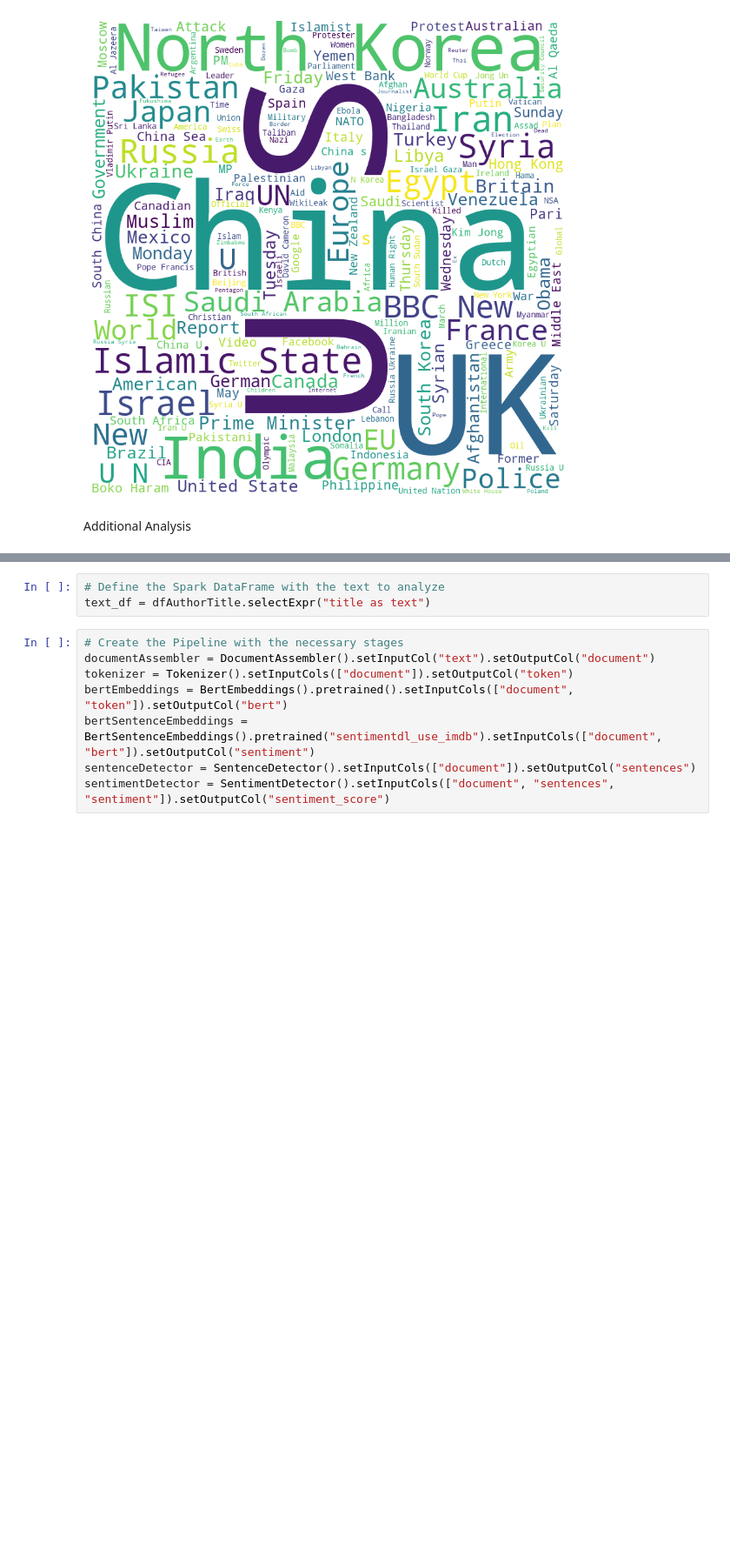
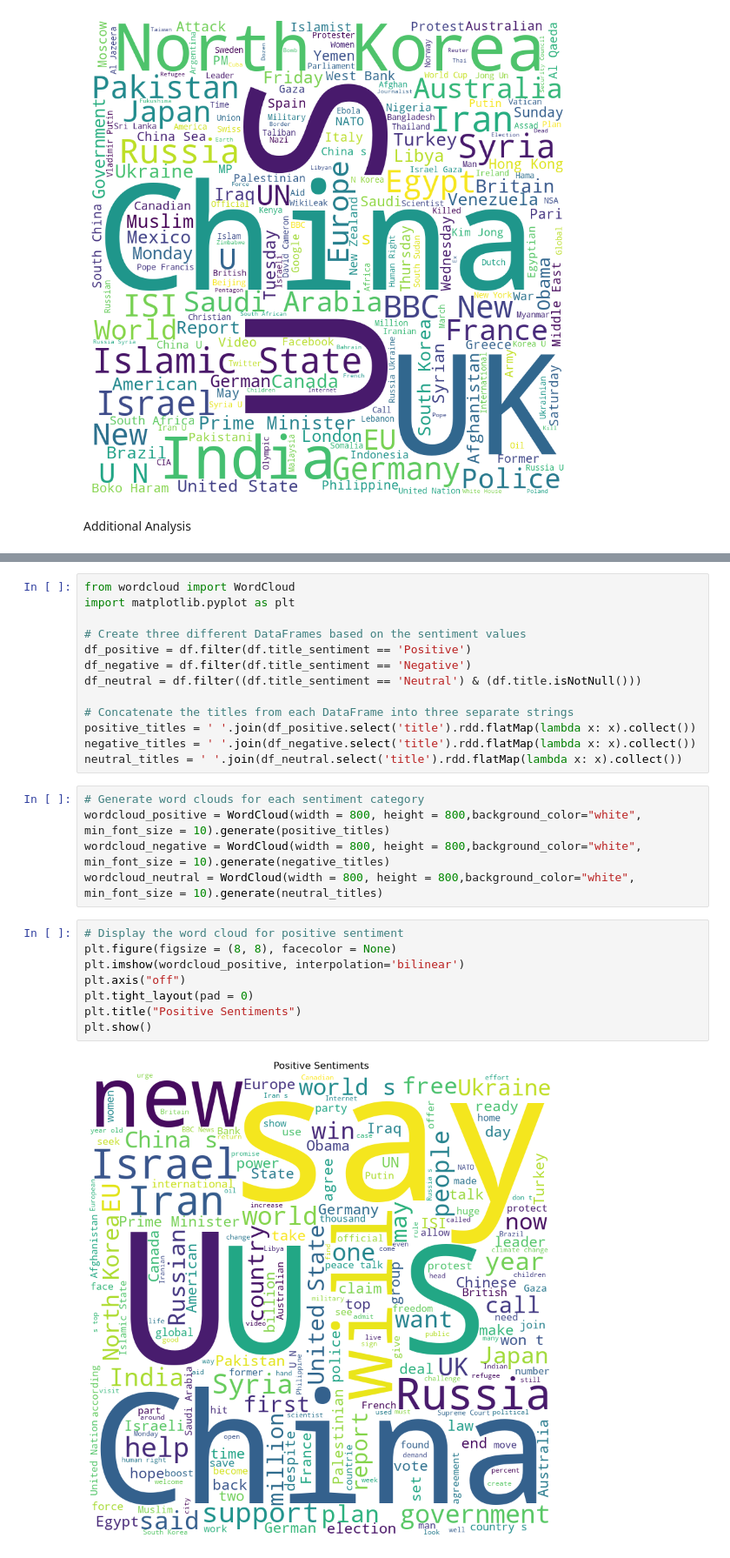
Before and after one commit to nehaljain19/WorldNewsSubreddit_SentimentAnalysis, a Jupyter notebook: Reddit_WorldNews.ipynb, the cells around one changed output, grey strips where cells are left out. Shown at 87% size. Saved outputs shown, nothing was run; the diff lists cells and outputs as text; blank space fills up the shorter version.

```diff
--- a/Reddit_WorldNews.ipynb
+++ b/Reddit_WorldNews.ipynb
@@ -245,11 +323,28 @@ sentiment_model = PipelineModel.download("sentimentdl_use_imdb")
 # %%
-# Define the Spark DataFrame with the text to analyze
-text_df = dfAuthorTitle.selectExpr("title as text")
+from wordcloud import WordCloud
+import matplotlib.pyplot as plt
+
+# Create three different DataFrames based on the sentiment values
+df_positive = df.filter(df.title_sentiment == 'Positive')
+df_negative = df.filter(df.title_sentiment == 'Negative')
+df_neutral = df.filter((df.title_sentiment == 'Neutral') & (df.title.isNotNull()))
+
+# Concatenate the titles from each DataFrame into three separate strings
+positive_titles = ' '.join(df_positive.select('title').rdd.flatMap(lambda x: x).collect())
+negative_titles = ' '.join(df_negative.select('title').rdd.flatMap(lambda x: x).collect())
+neutral_titles = ' '.join(df_neutral.select('title').rdd.flatMap(lambda x: x).collect())
-# %%
-# Create the Pipeline with the necessary stages
-documentAssembler = DocumentAssembler().setInputCol("text").setOutputCol("document")
-tokenizer = Tokenizer().setInputCols(["document"]).setOutputCol("token")
-bertEmbeddings = BertEmbeddings().pretrained().setInputCols(["document", "token"]).setOutputCol("bert")
-bertSentenceEmbeddings = BertSentenceEmbeddings().pretrained("sentimentdl_use_imdb").setInputCols(["document", "bert"]).setOutputCol("sentiment")
-sentenceDetector = SentenceDetector().setInputCols(["document"]).setOutputCol("sentences")
-sentimentDetector = SentimentDetector().setInputCols(["document", "sentences", "sentiment"]).setOutputCol("sentiment_score")
+# %%
+# Generate word clouds for each sentiment category
+wordcloud_positive = WordCloud(width = 800, height = 800,background_color="white", min_font_size = 10).generate(positive_titles)
+wordcloud_negative = WordCloud(width = 800, height = 800,background_color="white", min_font_size = 10).generate(negative_titles)
+wordcloud_neutral = WordCloud(width = 800, height = 800,background_color="white", min_font_size = 10).generate(neutral_titles)
+# %%
+# Display the word cloud for positive sentiment
+plt.figure(figsize = (8, 8), facecolor = None)
+plt.imshow(wordcloud_positive, interpolation='bilinear')
+plt.axis("off")
+plt.tight_layout(pad = 0)
+plt.title("Positive Sentiments")
+plt.show()
+# %% [output]
+[figure, added]
```
Also changed, not shown: parts of 11 cells of this notebook.
